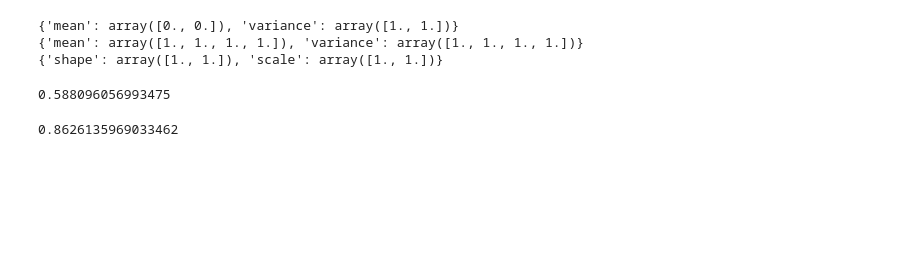
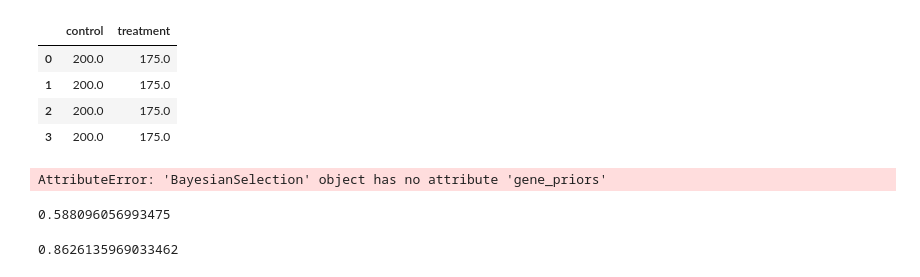
Before and after one commit to macorony/Bioinformatic_analysis, a Jupyter notebook: Algorithms/Bayesian_selection.ipynb, the cells around one changed output. Cells and saved outputs as stored; diff of their text form; code cells hidden in the pictures; blank space fills up the shorter version.

```diff
--- a/Algorithms/Bayesian_selection.ipynb
+++ b/Algorithms/Bayesian_selection.ipynb
@@ -186,2 +220,8 @@ bayes_selector = BayesianSelection(count_data, sgrna_efficiency=sgrna_efficiency
 # %%
-bayes_selector.initialize_priors()
+bayes_selector.normalize_counts()
+# %% [output]
+|  | control | treatment |
+| 0 | 200.0 | 175.0 |
+| 1 | 200.0 | 175.0 |
+| 2 | 200.0 | 175.0 |
+| 3 | 200.0 | 175.0 |
@@ -189,10 +233,9 @@ bayes_selector.initialize_priors()
 print(bayes_selector.gene_priors)
 print(bayes_selector.sgrna_priors)
 print(bayes_selector.dispersion_priors)
+print(bayes_selector.gene_guide_map)
 # %% [output]
-{'mean': array([0., 0.]), 'variance': array([1., 1.])}
-{'mean': array([1., 1., 1., 1.]), 'variance': array([1., 1., 1., 1.])}
-{'shape': array([1., 1.]), 'scale': array([1., 1.])}
+AttributeError: 'BayesianSelection' object has no attribute 'gene_priors'
 # %%
 def example_update():
     # Example data
```
Also changed, not shown: parts of 8 cells of this notebook.
